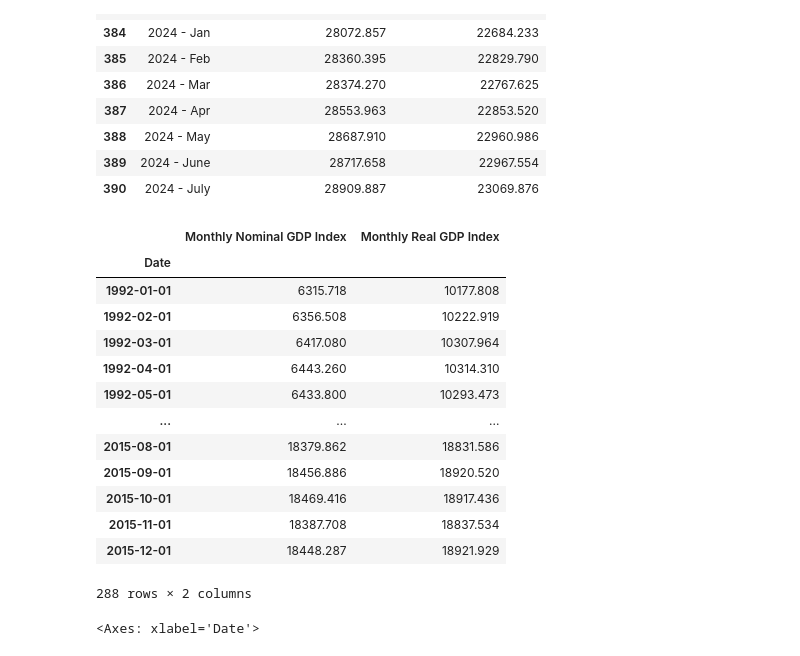
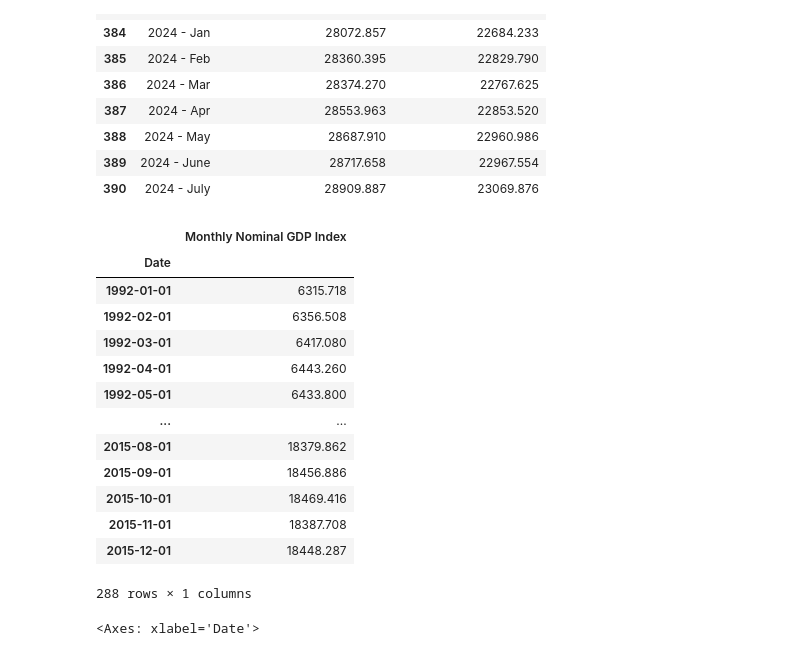
Before and after one commit to Aquamarine278/AI-Bootcamp-Project-1, a Jupyter notebook: GDP_data_visualization.ipynb, the cells around one changed output. Cells and saved outputs as stored; diff of their text form; code cells hidden in the pictures.

```diff
--- a/GDP_data_visualization.ipynb
+++ b/GDP_data_visualization.ipynb
@@ -104,33 +104,33 @@ df['Date'] = df['Date'].replace(months, regex=True)
 # %%
 # convert to date to datetime
 # set index to 'Date'
 # take years only up until 2015
 
 try:
     df['Date'] = pd.to_datetime(df['Date'], errors = 'coerce')
 except Exception as e:
     print(e)
 
 df = df.dropna(subset=['Date'])
 gdp_df= df.set_index('Date')
 
-gdp_df = gdp_df.loc['1992':'2015']
+gdp_df = gdp_df.loc['1992':'2015', ['Monthly Nominal GDP Index']]
 gdp_df
 # %% [output]
-|  | Monthly Nominal GDP Index | Monthly Real GDP Index |
-| Date |  |  |
-| 1992-01-01 | 6315.718 | 10177.808 |
-| 1992-02-01 | 6356.508 | 10222.919 |
-| 1992-03-01 | 6417.080 | 10307.964 |
-| 1992-04-01 | 6443.260 | 10314.310 |
-| 1992-05-01 | 6433.800 | 10293.473 |
-| ... | ... | ... |
-| 2015-08-01 | 18379.862 | 18831.586 |
-| 2015-09-01 | 18456.886 | 18920.520 |
-| 2015-10-01 | 18469.416 | 18917.436 |
-| 2015-11-01 | 18387.708 | 18837.534 |
-| 2015-12-01 | 18448.287 | 18921.929 |
+|  | Monthly Nominal GDP Index |
+| Date |  |
+| 1992-01-01 | 6315.718 |
+| 1992-02-01 | 6356.508 |
+| 1992-03-01 | 6417.080 |
+| 1992-04-01 | 6443.260 |
+| 1992-05-01 | 6433.800 |
+| ... | ... |
+| 2015-08-01 | 18379.862 |
+| 2015-09-01 | 18456.886 |
+| 2015-10-01 | 18469.416 |
+| 2015-11-01 | 18387.708 |
+| 2015-12-01 | 18448.287 |
-288 rows × 2 columns
+288 rows × 1 columns
 # %%
 # visualize the dataframe
 gdp_df['Monthly Nominal GDP Index']. plot(figsize=(15, 7.5))
```
Also changed, not shown: parts of 6 cells of this notebook, 17 other files.
